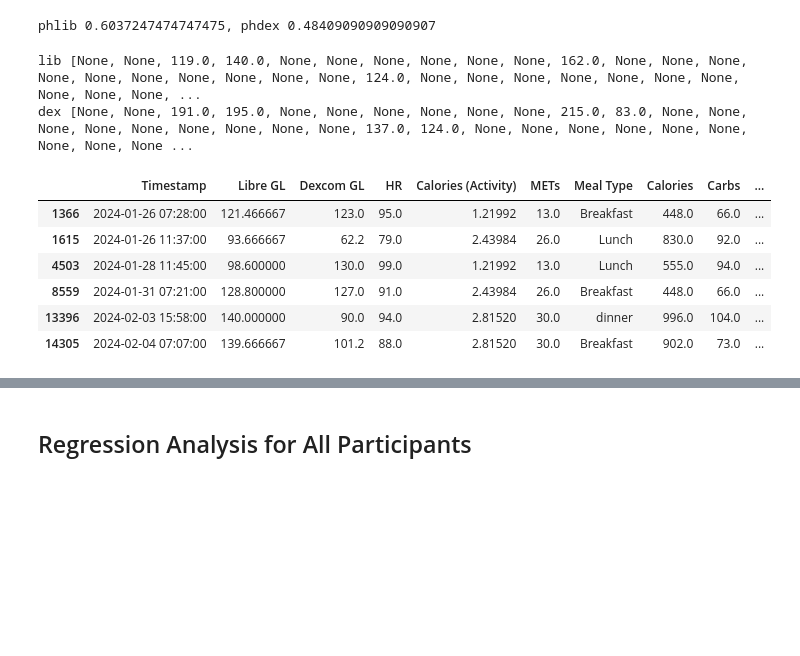
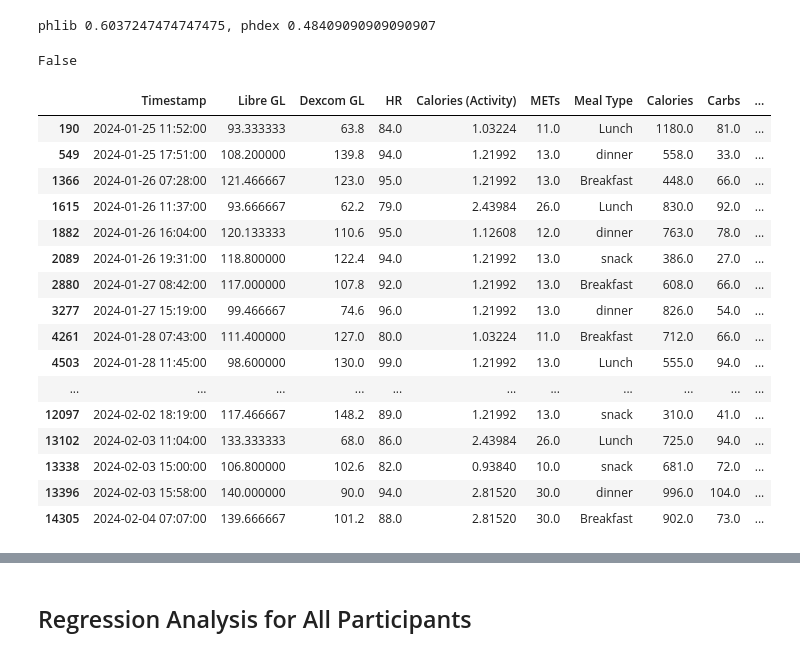
Before and after one commit to vviggyy/drp25, a Jupyter notebook: src/analysis.ipynb, the cells around one changed output, grey strips where cells are left out. Saved outputs shown, nothing was run; the diff lists cells and outputs as text; code cells hidden in the pictures; blank space fills up the shorter version.

Commit message:
analyzed dist of macros and spikes, remade results

```diff
--- a/src/analysis.ipynb
+++ b/src/analysis.ipynb
@@ -26,5 +26,5 @@ from utils import visualize, percent_healthy, get_glucose_response, discretize
 # %%
-paths = glob.glob(r"../CGMacros/CGMacros-*/CGMacros-*.csv", recursive=True)
+paths = glob.glob(r"../../CGMacros/CGMacros-*/CGMacros-*.csv", recursive=True)
 # %%
 paths[0]
 # %% [output]
@@ -32,2 +32,16 @@ paths[0]
 # %% [markdown]
 ## Analysis for Single Participant
+# %%
+def discretize(sp):
+    disc = []
+    for spike in sp:
+
+        if spike is None:
+            disc.append(None)
+        elif spike < 50:
+            disc.append(0)
+        elif spike < 100:
+            disc.append(1)
+        else:
+            disc.append(2)
+    return disc
@@ -40,17 +131,29 @@ print(f"phlib {ph_lib}, phdex {ph_dex}")
 # %% [output]
 [figure]
 phlib 0.6037247474747475, phdex 0.48409090909090907
+# %%
+4 in mldf["lib_prom"]
+# %% [output]
+False
 # %%
-mldf = get_glucose_response(df, unhealthy=True, discrete=False)
+mldf = get_glucose_response(df, unhealthy=False, discrete=True)
 mldf
 # %% [output]
-lib [None, None, 119.0, 140.0, None, None, None, None, None, None, 162.0, None, None, None, None, None, None, None, None, None, None, 124.0, None, None, None, None, None, None, None, None, None, None, ...
-dex [None, None, 191.0, 195.0, None, None, None, None, None, None, 215.0, 83.0, None, None, None, None, None, None, None, None, None, 137.0, 124.0, None, None, None, None, None, None, None, None, None ...
 |  | Timestamp | Libre GL | Dexcom GL | HR | Calories (Activity) | METs | Meal Type | Calories | Carbs | ... |
+| 190 | 2024-01-25 11:52:00 | 93.333333 | 63.8 | 84.0 | 1.03224 | 11.0 | Lunch | 1180.0 | 81.0 | ... |
+| 549 | 2024-01-25 17:51:00 | 108.200000 | 139.8 | 94.0 | 1.21992 | 13.0 | dinner | 558.0 | 33.0 | ... |
 | 1366 | 2024-01-26 07:28:00 | 121.466667 | 123.0 | 95.0 | 1.21992 | 13.0 | Breakfast | 448.0 | 66.0 | ... |
 | 1615 | 2024-01-26 11:37:00 | 93.666667 | 62.2 | 79.0 | 2.43984 | 26.0 | Lunch | 830.0 | 92.0 | ... |
+| 1882 | 2024-01-26 16:04:00 | 120.133333 | 110.6 | 95.0 | 1.12608 | 12.0 | dinner | 763.0 | 78.0 | ... |
+| 2089 | 2024-01-26 19:31:00 | 118.800000 | 122.4 | 94.0 | 1.21992 | 13.0 | snack | 386.0 | 27.0 | ... |
+| 2880 | 2024-01-27 08:42:00 | 117.000000 | 107.8 | 92.0 | 1.21992 | 13.0 | Breakfast | 608.0 | 66.0 | ... |
+| 3277 | 2024-01-27 15:19:00 | 99.466667 | 74.6 | 96.0 | 1.21992 | 13.0 | dinner | 826.0 | 54.0 | ... |
+| 4261 | 2024-01-28 07:43:00 | 111.400000 | 127.0 | 80.0 | 1.03224 | 11.0 | Breakfast | 712.0 | 66.0 | ... |
 | 4503 | 2024-01-28 11:45:00 | 98.600000 | 130.0 | 99.0 | 1.21992 | 13.0 | Lunch | 555.0 | 94.0 | ... |
-| 8559 | 2024-01-31 07:21:00 | 128.800000 | 127.0 | 91.0 | 2.43984 | 26.0 | Breakfast | 448.0 | 66.0 | ... |
+| ... | ... | ... | ... | ... | ... | ... | ... | ... | ... | ... |
+| 12097 | 2024-02-02 18:19:00 | 117.466667 | 148.2 | 89.0 | 1.21992 | 13.0 | snack | 310.0 | 41.0 | ... |
+| 13102 | 2024-02-03 11:04:00 | 133.333333 | 68.0 | 86.0 | 2.43984 | 26.0 | Lunch | 725.0 | 94.0 | ... |
+| 13338 | 2024-02-03 15:00:00 | 106.800000 | 102.6 | 82.0 | 0.93840 | 10.0 | snack | 681.0 | 72.0 | ... |
 | 13396 | 2024-02-03 15:58:00 | 140.000000 | 90.0 | 94.0 | 2.81520 | 30.0 | dinner | 996.0 | 104.0 | ... |
 | 14305 | 2024-02-04 07:07:00 | 139.666667 | 101.2 | 88.0 | 2.81520 | 30.0 | Breakfast | 902.0 | 73.0 | ... |
 # %%
```
Also changed, not shown: parts of 17 cells of this notebook, 2 other files.
